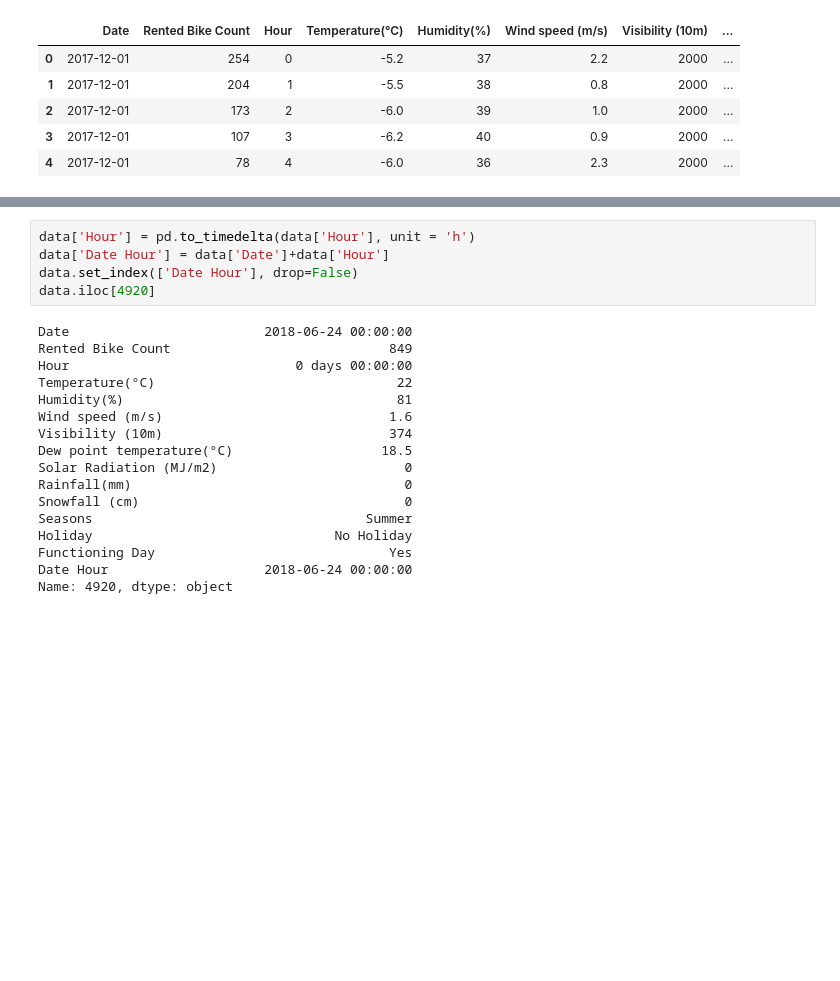
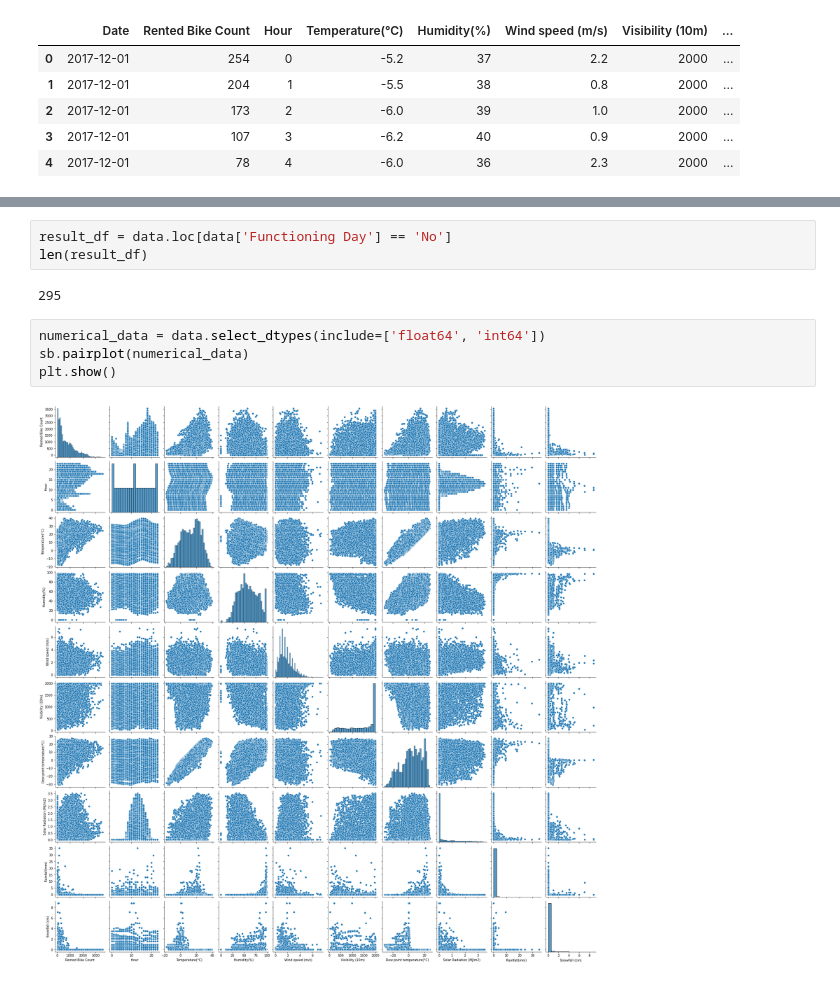
Before and after one commit to toni5rovic/MachineLearning, a Jupyter notebook: Project1/ML - Project 1 - Seoul Bike Sharing Data.ipynb, the cells around one changed output, grey strips where cells are left out. Drawn from its saved outputs; the diff is of its cells as text; blank space fills up the shorter version.

```diff
--- a/Project1/ML - Project 1 - Seoul Bike Sharing Data.ipynb
+++ b/Project1/ML - Project 1 - Seoul Bike Sharing Data.ipynb
@@ -85,22 +120,11 @@ result_df
-# %%
-data['Hour'] = pd.to_timedelta(data['Hour'], unit = 'h')
-data['Date Hour'] = data['Date']+data['Hour']
-data.set_index(['Date Hour'], drop=False)
-data.iloc[4920]
-# %% [output]
-Date                         2018-06-24 00:00:00
-Rented Bike Count                            849
-Hour                             0 days 00:00:00
-Temperature(°C)                               22
-Humidity(%)                                   81
-Wind speed (m/s)                             1.6
-Visibility (10m)                             374
-Dew point temperature(°C)                   18.5
-Solar Radiation (MJ/m2)                        0
-Rainfall(mm)                                   0
-Snowfall (cm)                                  0
-Seasons                                   Summer
-Holiday                               No Holiday
-Functioning Day                              Yes
-Date Hour                    2018-06-24 00:00:00
-Name: 4920, dtype: object
+# %%
+result_df = data.loc[data['Functioning Day'] == 'No']
+len(result_df)
+# %% [output]
+295
+# %%
+numerical_data = data.select_dtypes(include=['float64', 'int64'])
+sb.pairplot(numerical_data)
+plt.show()
+# %% [output]
+[figure, added]
```
Also changed, not shown: parts of 22 cells of this notebook.
